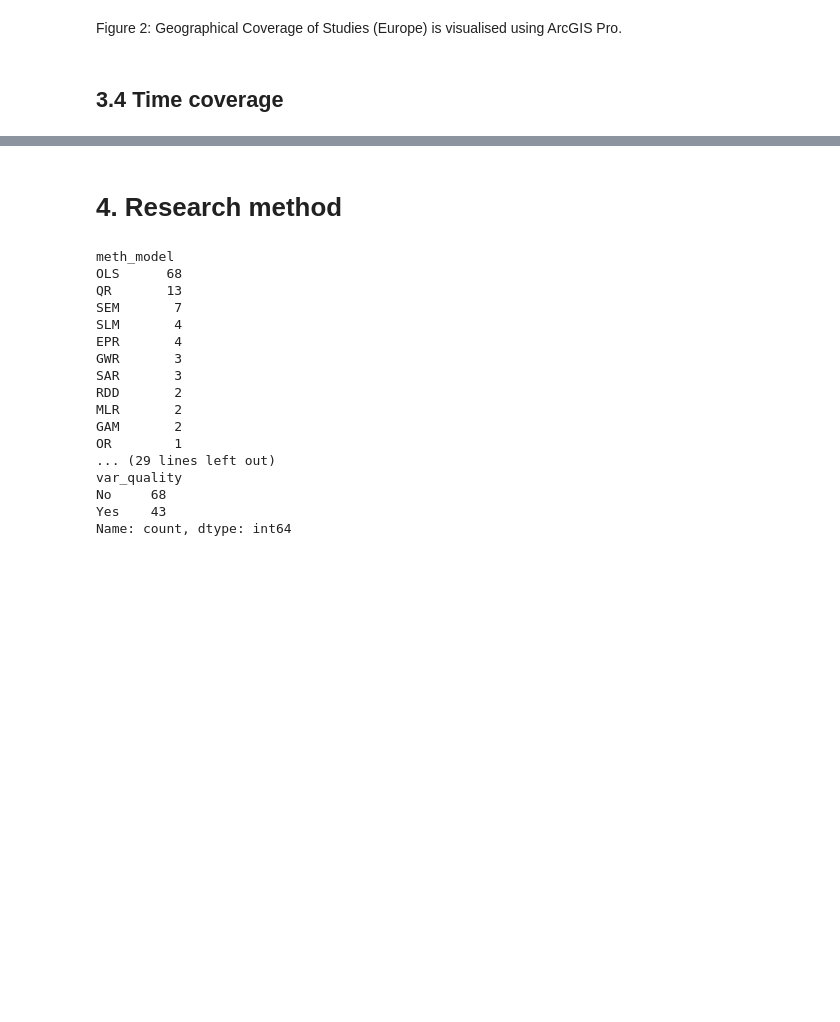
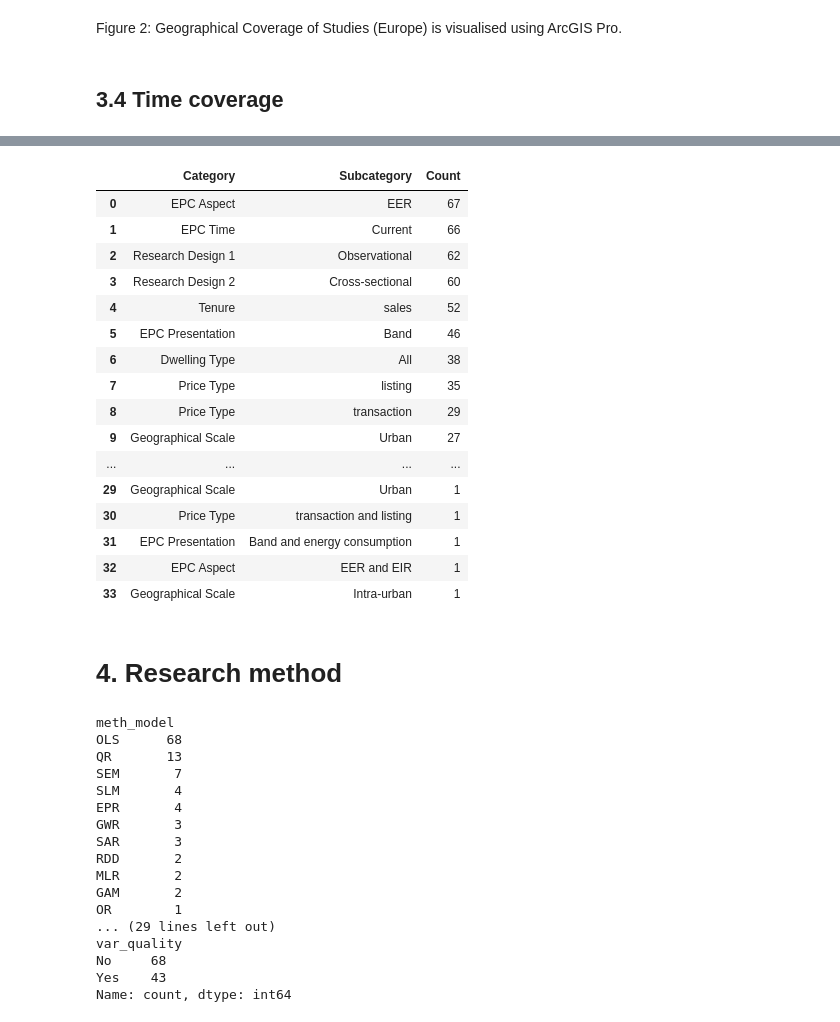
Before and after one commit to YunbeiOu/ScopingReview_EPC_PricePremium, a Jupyter notebook: data_analysis.ipynb, the cells around one changed output, grey strips where cells are left out. Drawn from its saved outputs; the diff is of its cells as text; code cells hidden in the pictures; blank space fills up the shorter version.

```diff
--- a/data_analysis.ipynb
+++ b/data_analysis.ipynb
@@ -168,0 +199,31 @@ plt.show()
+# %%
+db_tree_studies = db_studies[cat_cols_study].copy()
+# %%
+db_tree_studies = db_tree_studies.rename(columns={'geog_scale':'Geographical Scale','time_span_cat': 'Data Time Span','data_ht_1': 'Dwelling Type',
+       'data_pt': 'Price Type', 'data_tenure': 'Tenure', 'var_ee_aspect': 'EPC Aspect', 'var_ee_scale': 'EPC Presentation',
+       'var_ee_time': 'EPC Time','rd_1': 'Research Design 1', 'rd_2': 'Research Design 2'})
+# %%
+# convert wide to long format
+df_melted_studies = db_tree_studies.melt(var_name="Category", value_name="Subcategory")
+# %%
+df_counts_studies = df_melted_studies.value_counts().reset_index(name="Count")
+# %%
+df_counts_studies
+# %% [output]
+|  | Category | Subcategory | Count |
+| 0 | EPC Aspect | EER | 67 |
+| 1 | EPC Time | Current | 66 |
+| 2 | Research Design 1 | Observational | 62 |
+| 3 | Research Design 2 | Cross-sectional | 60 |
+| 4 | Tenure | sales | 52 |
+| 5 | EPC Presentation | Band | 46 |
+| 6 | Dwelling Type | All | 38 |
+| 7 | Price Type | listing | 35 |
+| 8 | Price Type | transaction | 29 |
+| 9 | Geographical Scale | Urban | 27 |
+| ... | ... | ... | ... |
+| 29 | Geographical Scale | Urban | 1 |
+| 30 | Price Type | transaction and listing | 1 |
+| 31 | EPC Presentation | Band and energy consumption | 1 |
+| 32 | EPC Aspect | EER and EIR | 1 |
+| 33 | Geographical Scale | Intra-urban | 1 |
```
Also changed, not shown: parts of 12 cells of this notebook, 4 other files.
